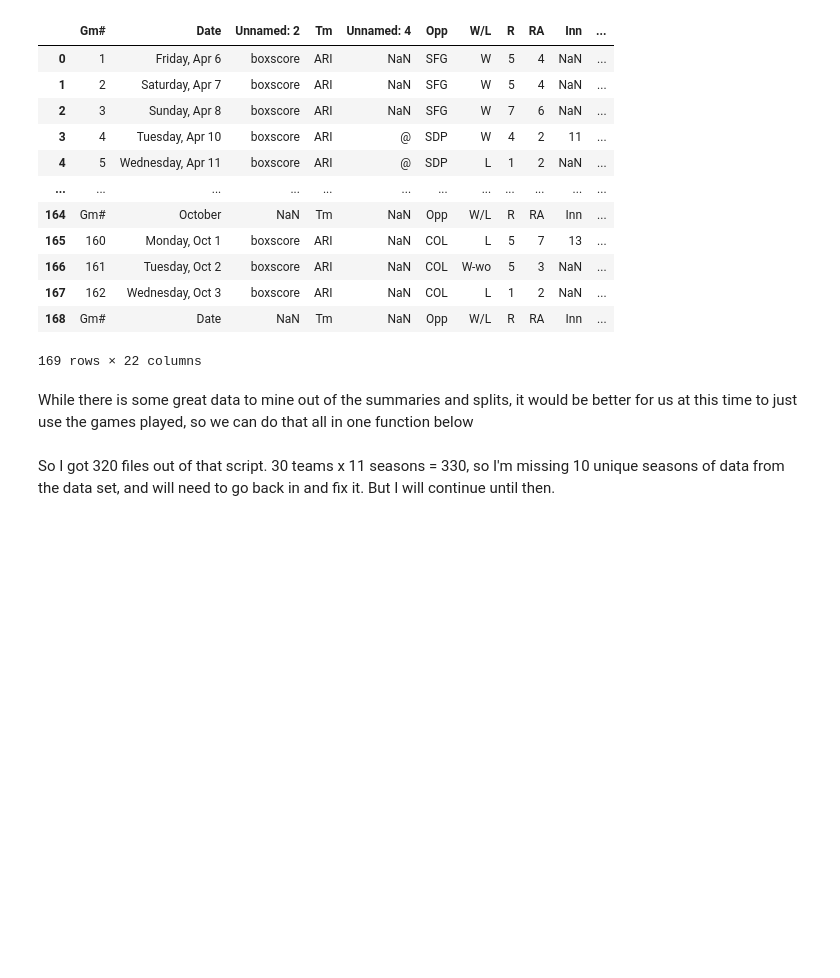
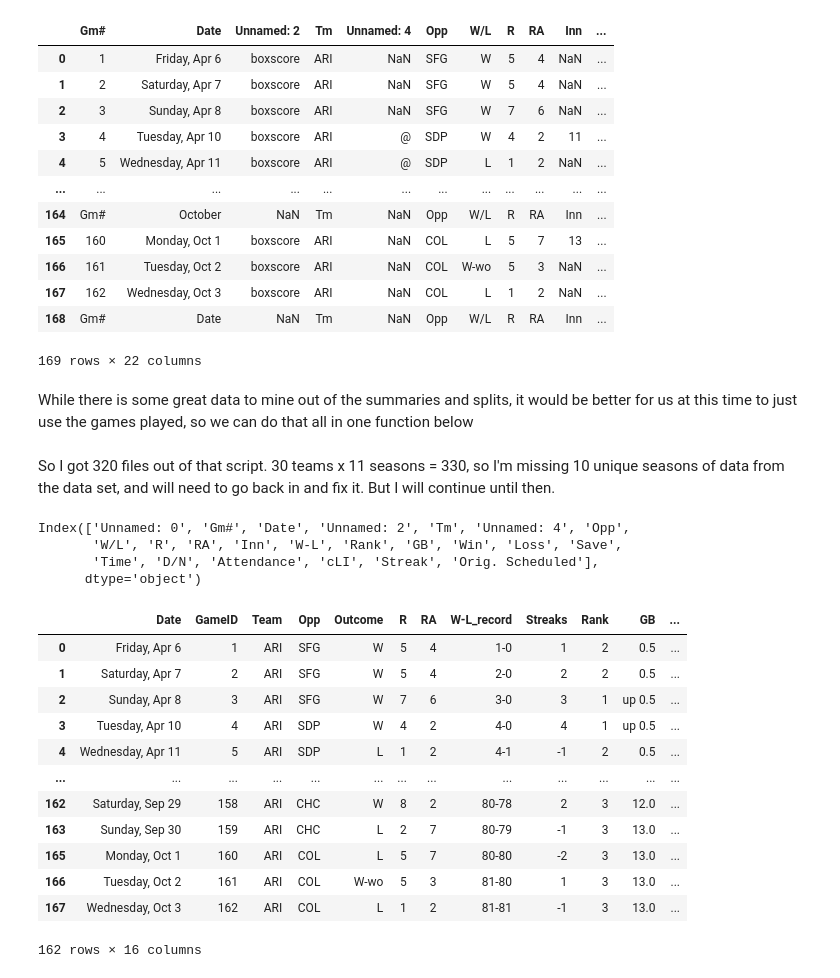
Before and after one commit to JakeSutton19/MLB-Game-Prediction, a Jupyter notebook: Team_Schedule_Processing.ipynb, the cells around one changed output. Cells and saved outputs as stored; diff of their text form; code cells hidden in the pictures; blank space fills up the shorter version.

Commit message:
Cleaning of team schedules

```diff
--- a/Team_Schedule_Processing.ipynb
+++ b/Team_Schedule_Processing.ipynb
@@ -144,0 +157,7 @@ So I got 320 files out of that script. 30 teams x 11 seasons = 330, so I'm missi
+# %%
+df.columns
+# %% [output]
+Index(['Unnamed: 0', 'Gm#', 'Date', 'Unnamed: 2', 'Tm', 'Unnamed: 4', 'Opp',
+       'W/L', 'R', 'RA', 'Inn', 'W-L', 'Rank', 'GB', 'Win', 'Loss', 'Save',
+       'Time', 'D/N', 'Attendance', 'cLI', 'Streak', 'Orig. Scheduled'],
+      dtype='object')
@@ -144,0 +177,53 @@ So I got 320 files out of that script. 30 teams x 11 seasons = 330, so I'm missi
+# %%
+
+def clean_df(df):
+    df['GameID'] = df['Gm#']
+    df['Team'] = df['Tm']
+    df['Outcome'] = df['W/L']
+    df['W-L_record'] = df['W-L']
+    df['Extra_Innings'] = df['Inn']
+    df['Day-or-Night_g'] = df['D/N']
+    df['champ_lev_index'] = df['cLI']
+    df['Streaks'] = df['Streak'].apply(lambda x: convert_win_streak(x))
+
+
+    del df['Orig. Scheduled']
+    del df['Gm#']
+    del df['Tm']
+    del df['W/L']
+    del df['W-L']
+    del df['Inn']
+    del df['D/N']
+    del df['cLI']
+    del df['Streak']
+    del df['Unnamed: 0']
+    del df['Unnamed: 2']
+    del df['Unnamed: 4']
+    del df['Win']
+    del df['Loss']
+    del df['Save']
+
+    df = df[['Date', 'GameID', 'Team', 'Opp', 'Outcome', 'R', 'RA', 'W-L_record', 'Streaks', 'Rank', 'GB', 'Time', 'Attendance',
+               'Extra_Innings', 'Day-or-Night_g', 'champ_lev_index']]
+
+    df = df[df.GameID != 'Gm#']
+
+    return df
+# %%
+df = clean_df(df)
+# %%
+df
+# %% [output]
+|  | Date | GameID | Team | Opp | Outcome | R | RA | W-L_record | Streaks | Rank | GB | ... |
+| 0 | Friday, Apr 6 | 1 | ARI | SFG | W | 5 | 4 | 1-0 | 1 | 2 | 0.5 | ... |
+| 1 | Saturday, Apr 7 | 2 | ARI | SFG | W | 5 | 4 | 2-0 | 2 | 2 | 0.5 | ... |
+| 2 | Sunday, Apr 8 | 3 | ARI | SFG | W | 7 | 6 | 3-0 | 3 | 1 | up 0.5 | ... |
+| 3 | Tuesday, Apr 10 | 4 | ARI | SDP | W | 4 | 2 | 4-0 | 4 | 1 | up 0.5 | ... |
+| 4 | Wednesday, Apr 11 | 5 | ARI | SDP | L | 1 | 2 | 4-1 | -1 | 2 | 0.5 | ... |
+| ... | ... | ... | ... | ... | ... | ... | ... | ... | ... | ... | ... | ... |
+| 162 | Saturday, Sep 29 | 158 | ARI | CHC | W | 8 | 2 | 80-78 | 2 | 3 | 12.0 | ... |
+| 163 | Sunday, Sep 30 | 159 | ARI | CHC | L | 2 | 7 | 80-79 | -1 | 3 | 13.0 | ... |
+| 165 | Monday, Oct 1 | 160 | ARI | COL | L | 5 | 7 | 80-80 | -2 | 3 | 13.0 | ... |
+| 166 | Tuesday, Oct 2 | 161 | ARI | COL | W-wo | 5 | 3 | 81-80 | 1 | 3 | 13.0 | ... |
+| 167 | Wednesday, Oct 3 | 162 | ARI | COL | L | 1 | 2 | 81-81 | -1 | 3 | 13.0 | ... |
+162 rows × 16 columns
```
Also changed, not shown: parts of 37 cells of this notebook.
